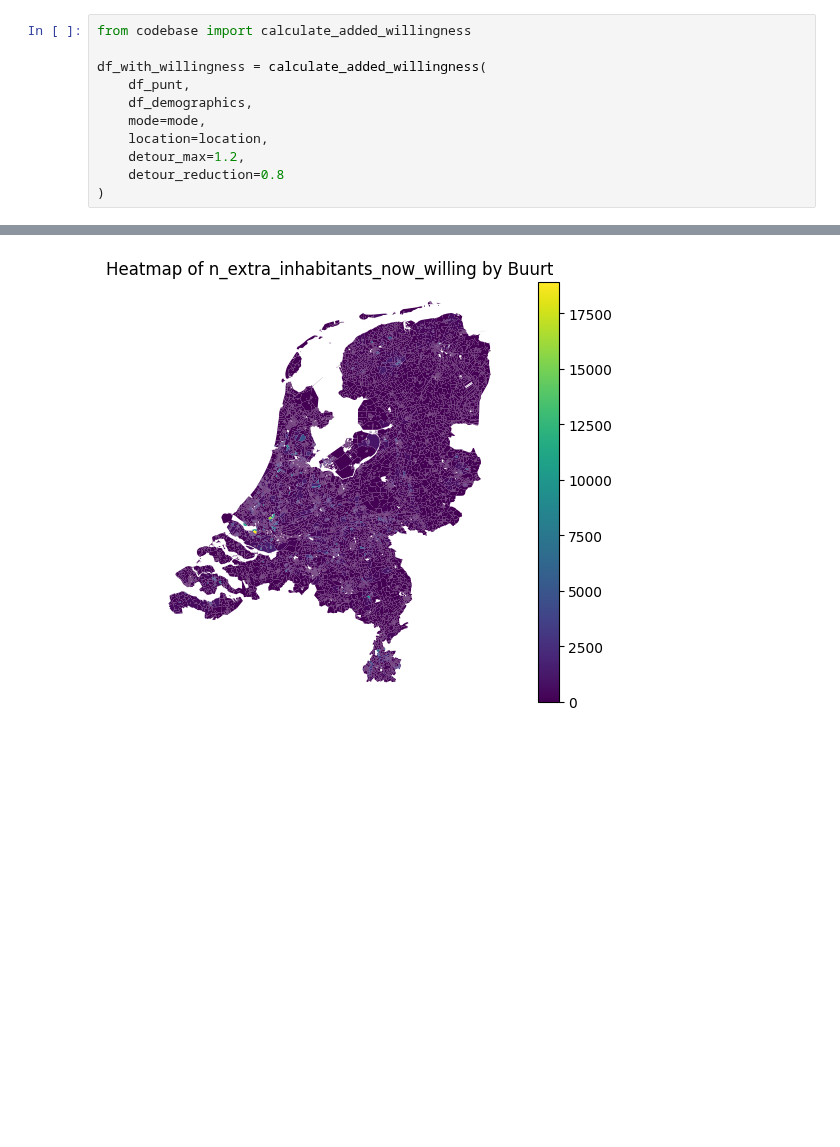
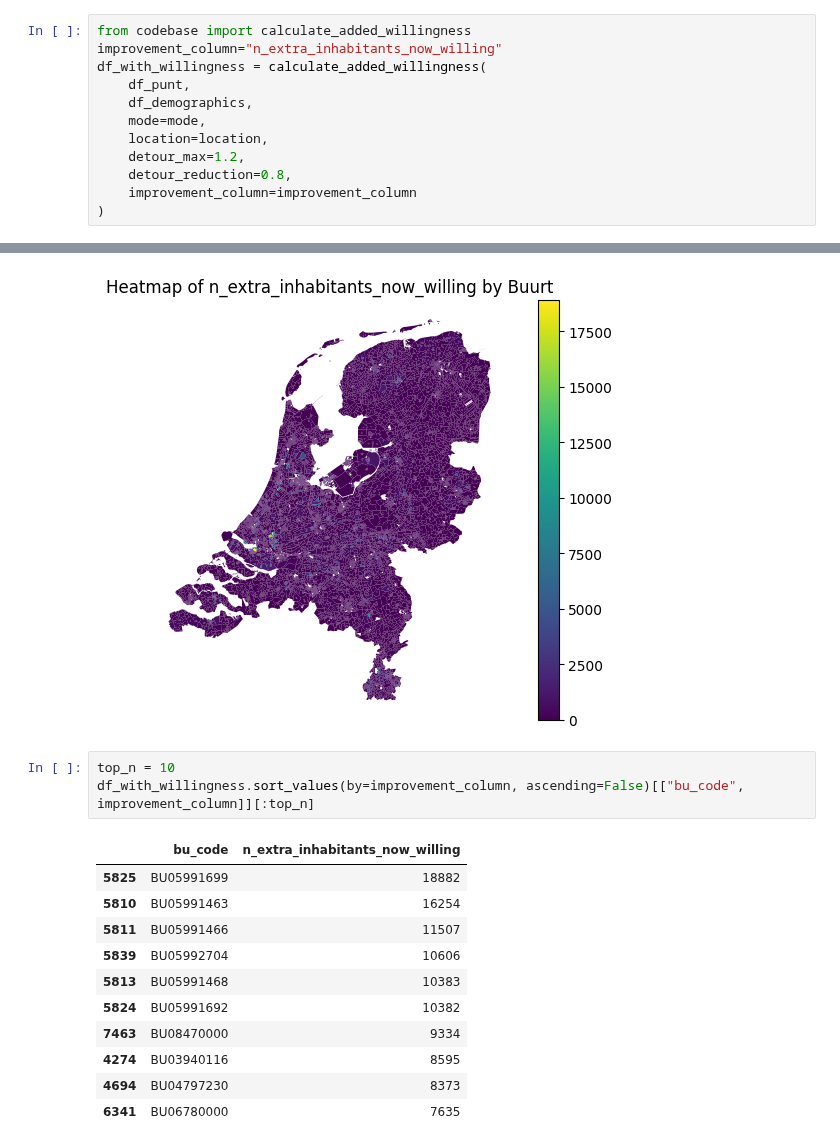
Before and after one commit to FabianScott/Design-of-AI-driven-business-operation, a Jupyter notebook: Topic3/exploration.ipynb, the cells around one changed output, grey strips where cells are left out. Drawn from its saved outputs; the diff is of its cells as text; blank space fills up the shorter version.

```diff
--- a/Topic3/exploration.ipynb
+++ b/Topic3/exploration.ipynb
@@ -28,16 +28,32 @@ Index(['hbo_wo_id', 'bu_code', 'reistijd_min', 'reisafstand_m',
       dtype='object')
 # %%
 from codebase import calculate_added_willingness
-
+improvement_column="n_extra_inhabitants_now_willing"
 df_with_willingness = calculate_added_willingness(
     df_punt,
     df_demographics,
     mode=mode,
     location=location,
     detour_max=1.2,
-    detour_reduction=0.8
+    detour_reduction=0.8,
+    improvement_column=improvement_column
 )
 # %% [output]
 Demographics and filtered dataframes do not match in length: 11783 vs 11784, ignoring missing values
 <Figure size 1000x1000 with 0 Axes>
 [figure]
+# %%
+top_n = 10
+df_with_willingness.sort_values(by=improvement_column, ascending=False)[["bu_code", improvement_column]][:top_n]
+# %% [output]
+|  | bu_code | n_extra_inhabitants_now_willing |
+| 5825 | BU05991699 | 18882 |
+| 5810 | BU05991463 | 16254 |
+| 5811 | BU05991466 | 11507 |
+| 5839 | BU05992704 | 10606 |
+| 5813 | BU05991468 | 10383 |
+| 5824 | BU05991692 | 10382 |
+| 7463 | BU08470000 | 9334 |
+| 4274 | BU03940116 | 8595 |
+| 4694 | BU04797230 | 8373 |
+| 6341 | BU06780000 | 7635 |
```
Also changed, not shown: parts of 1 cell of this notebook.
